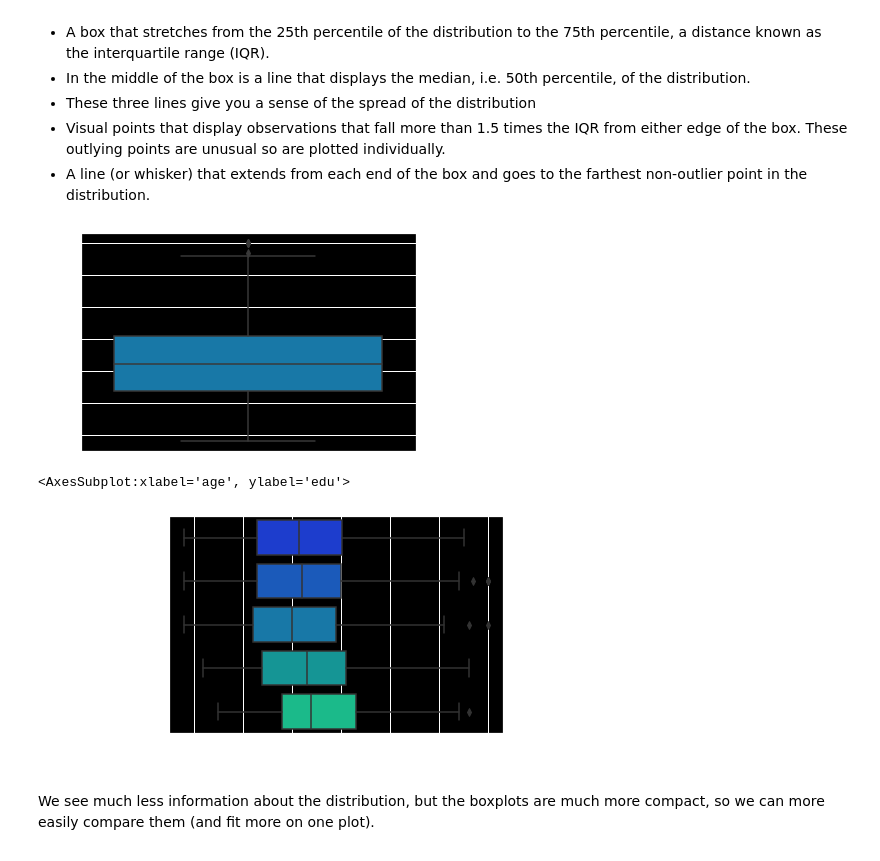
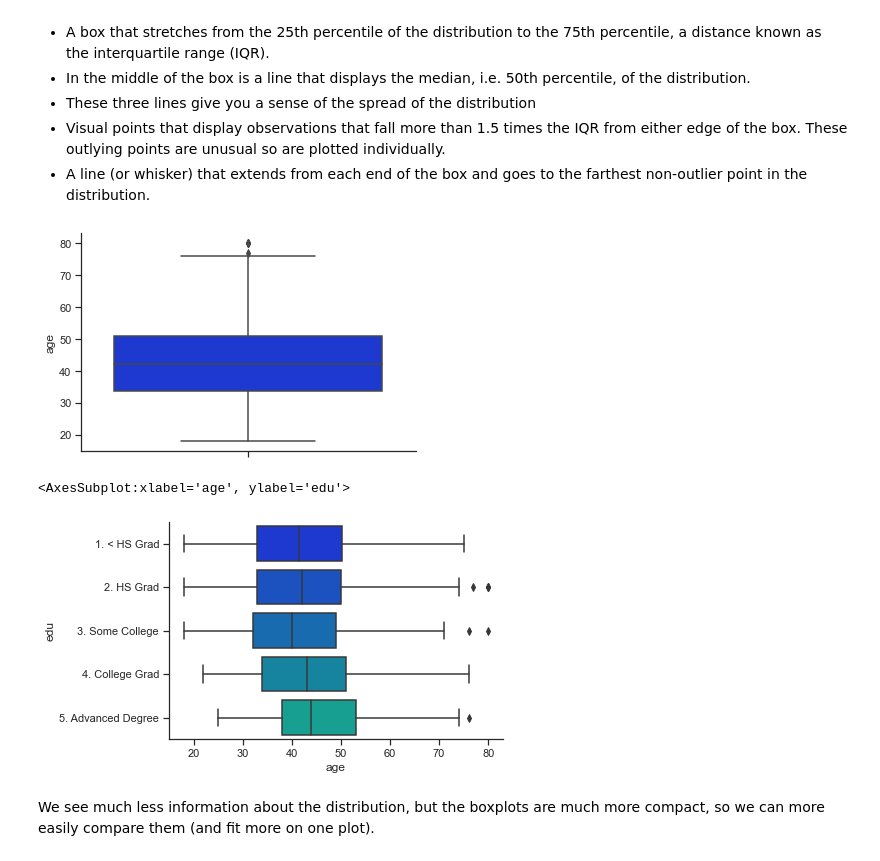
Before and after one commit to kirenz/regression_repo, a Jupyter notebook: simple_regression/ap1_programming_process.ipynb, the cells around one changed output. Drawn from its saved outputs; the diff is of its cells as text; code cells hidden in the pictures.

```diff
--- a/simple_regression/ap1_programming_process.ipynb
+++ b/simple_regression/ap1_programming_process.ipynb
@@ -1,7 +1,9 @@
 # %%
-# only use this if you have a dark code editor
-from matplotlib import style
-style.use('dark_background')
+# only use this option if you have a
+# code editor with dark background
+
+# from matplotlib import style
+# style.use('dark_background')
 # %% [markdown]
 # Application 1: Programming Process
 
@@ -81,9 +83,10 @@ transform data. To learn more about pandas, review this [short introduction to p
 import pandas as pd
 import seaborn as sns
 
-# Settings
-# seaborne standard settings
-#sns.set()
+# seaborn settings
+custom_params = {"axes.spines.right": False, "axes.spines.top": False}
+sns.set_theme(style="ticks", rc=custom_params, palette='winter')
+
 # show plots in jupyter
 %matplotlib inline
 # %% [markdown]
@@ -456,15 +458,15 @@ of values that is popular among statisticians. Each boxplot consists of:
 farthest non-outlier point in the distribution.
 # %%
 # boxplot
-sns.boxplot(y='age',data=df, palette='winter');
+sns.boxplot(y='age', data=df);
 # %% [output]
-[figure, old version]
+[figure, new version]
 # %%
 # boxplot for different groups
-sns.boxplot(y='edu',x='age',data=df, palette='winter')
+sns.boxplot(y='edu',x='age', data=df)
 # %% [output]
 <AxesSubplot:xlabel='age', ylabel='edu'>
-[figure, old version]
+[figure, new version]
 # %% [markdown]
 We see much less information about the distribution, but the boxplots are much more compact,
 so we can more easily compare them (and fit more on one plot).
```
Also changed, not shown: parts of 15 cells of this notebook.
